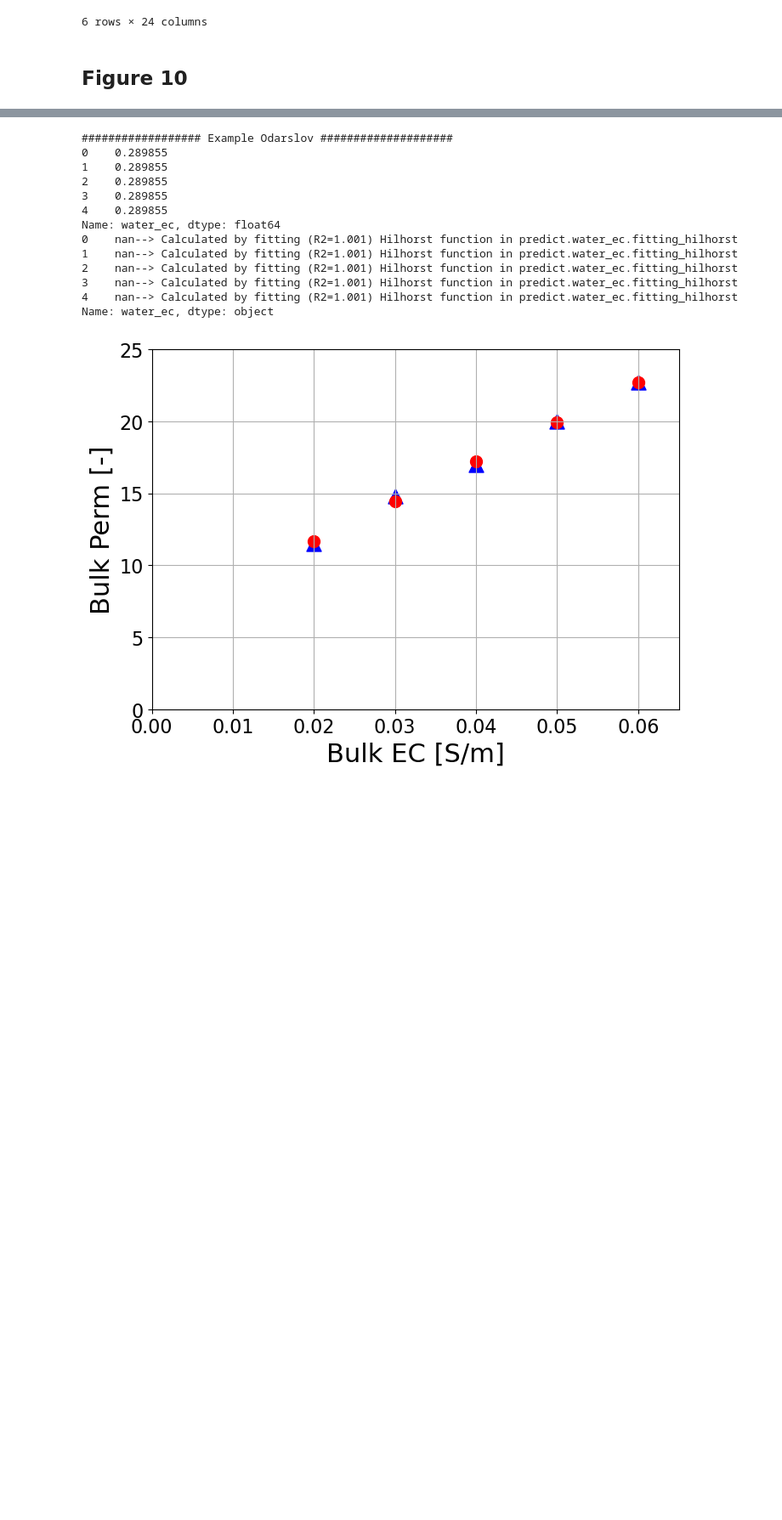
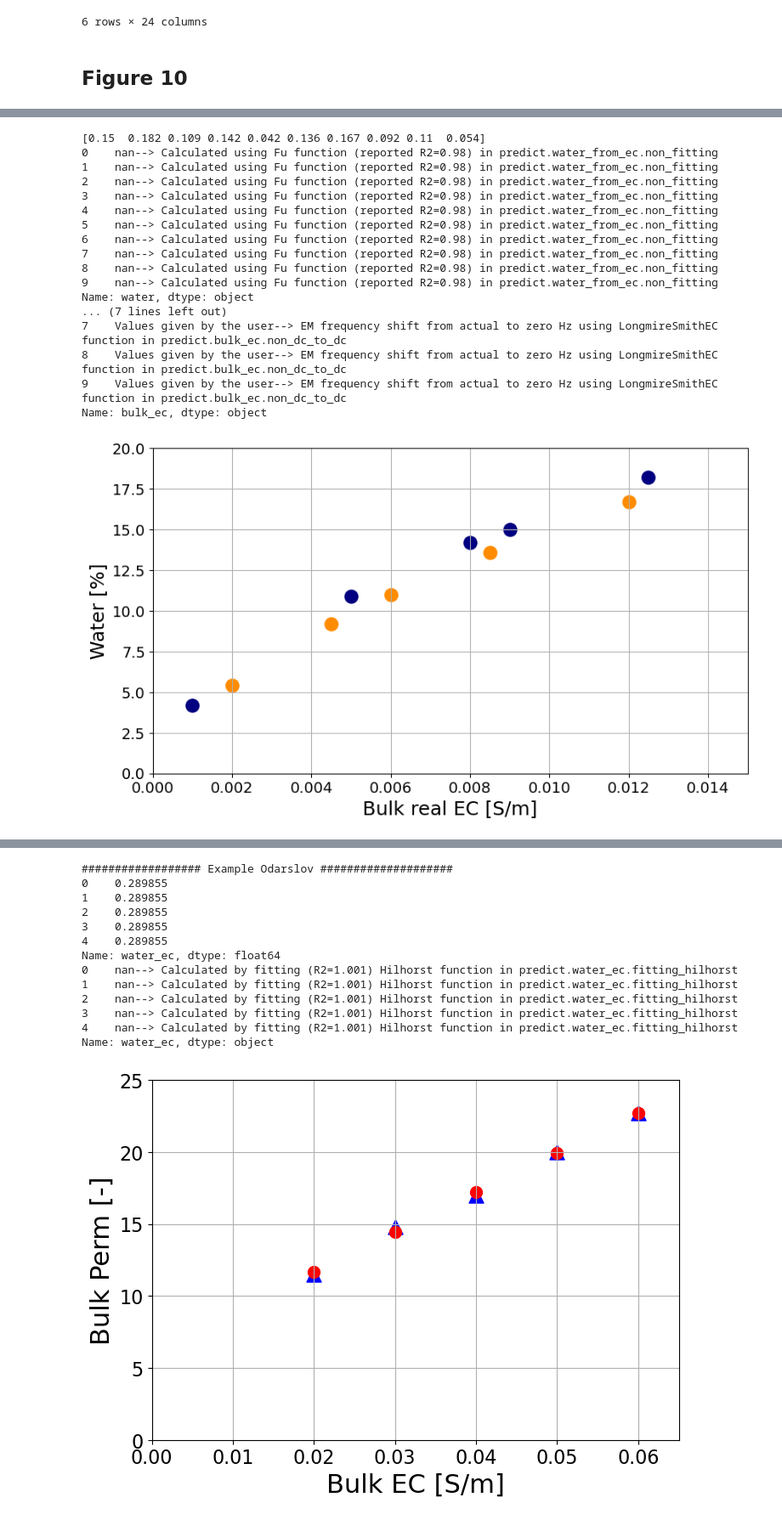
Before and after one commit to SENSE-UGent/Pedophysics, a Jupyter notebook: examples/Examples.ipynb, the cells around one changed output, grey strips where cells are left out. Shown: that part at 85% size. Drawn from its saved outputs; the diff is of its cells as text; code cells hidden in the pictures; blank space fills up the shorter version.

```diff
--- a/examples/Examples.ipynb
+++ b/examples/Examples.ipynb
@@ -256,3 +235,54 @@ plt.show()
+# %%
+sample5 = Soil(
+    bulk_ec = [0.009, 0.0125, 0.005, 0.008, 0.001, 0.0085, 0.012, 0.0045, 0.006, 0.002],
+    frequency_ec = [0, 0, 0, 0, 0, 50e3, 50e3, 50e3, 50e3, 50e3],
+    texture = 'Sand',
+    bulk_density= 1.5,
+    water_ec = 0.3)
+
+sample5_water = predict.Water(sample5)
+print(sample5_water)
+print(sample5.info.water)
+print(sample5.info.bulk_ec)
+
+
+fig = plt.figure()
+ax = fig.add_subplot(1, 1, 1)
+ss=150
+ax.scatter(sample5.bulk_ec[:5], sample5_water[:5]*100, color='navy', alpha=1, s=ss)
+ax.scatter(sample5.bulk_ec[5:], sample5_water[5:]*100, color='darkorange', alpha=1, s=ss)
+fig.set_figheight(5.5)
+fig.set_figwidth(10)
+
+ax.set_ylim(0, 20)
+ax.set_xlim(0, 15e-3)
+ax.grid(True)
+ax.set_ylabel('Water [%]', fontsize = 18)
+ax.set_xlabel('Bulk real EC [S/m]', fontsize = 18)
+ax.tick_params(axis='y', labelsize=14)
+ax.tick_params(axis='x', labelsize=14)
+
+plt.savefig('Ex5')
+plt.show()
+# %% [output]
+[0.15  0.182 0.109 0.142 0.042 0.136 0.167 0.092 0.11  0.054]
+0    nan--> Calculated using Fu function (reported R2=0.98) in predict.water_from_ec.non_fitting
+1    nan--> Calculated using Fu function (reported R2=0.98) in predict.water_from_ec.non_fitting
+2    nan--> Calculated using Fu function (reported R2=0.98) in predict.water_from_ec.non_fitting
+3    nan--> Calculated using Fu function (reported R2=0.98) in predict.water_from_ec.non_fitting
+4    nan--> Calculated using Fu function (reported R2=0.98) in predict.water_from_ec.non_fitting
+5    nan--> Calculated using Fu function (reported R2=0.98) in predict.water_from_ec.non_fitting
+6    nan--> Calculated using Fu function (reported R2=0.98) in predict.water_from_ec.non_fitting
+7    nan--> Calculated using Fu function (reported R2=0.98) in predict.water_from_ec.non_fitting
+8    nan--> Calculated using Fu function (reported R2=0.98) in predict.water_from_ec.non_fitting
+9    nan--> Calculated using Fu function (reported R2=0.98) in predict.water_from_ec.non_fitting
+Name: water, dtype: object
+... (7 lines left out)
+7    Values given by the user--> EM frequency shift from actual to zero Hz using LongmireSmithEC function in predict.bulk_ec.non_dc_to_dc
+8    Values given by the user--> EM frequency shift from actual to zero Hz using LongmireSmithEC function in predict.bulk_ec.non_dc_to_dc
+9    Values given by the user--> EM frequency shift from actual to zero Hz using LongmireSmithEC function in predict.bulk_ec.non_dc_to_dc
+Name: bulk_ec, dtype: object
+[figure, added]
 # %%
 print("################## Example Odarslov ####################")
 # Hamed et al., 2003
```
Also changed, not shown: parts of 18 cells of this notebook, 10 other files.
